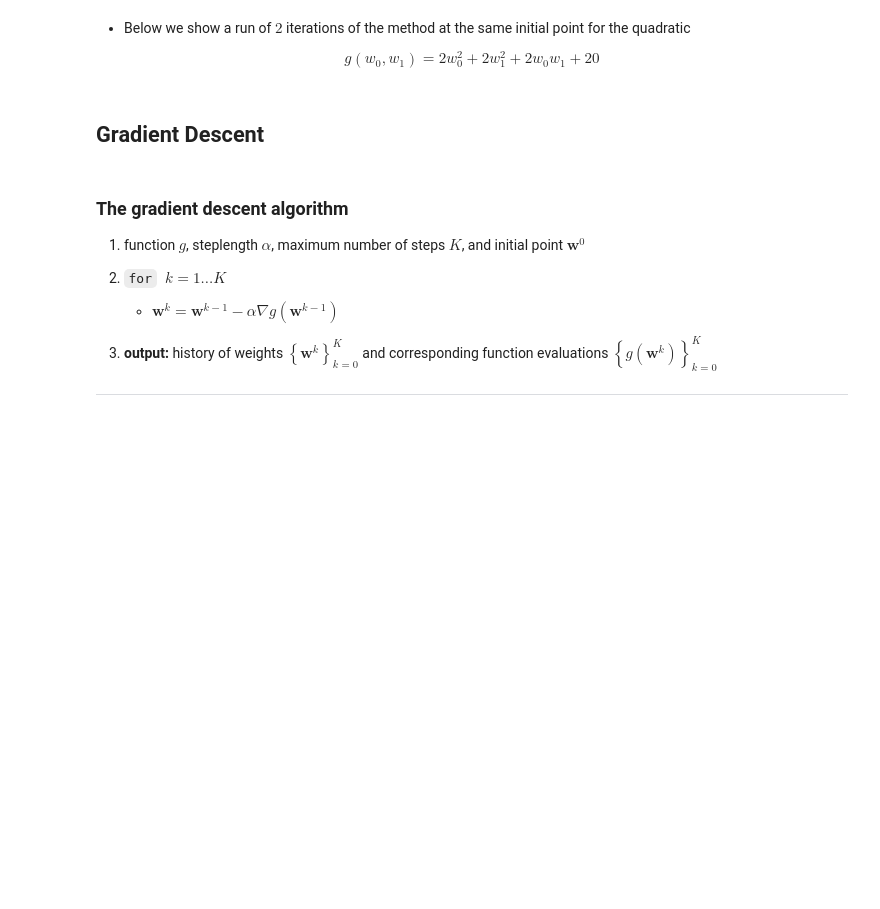
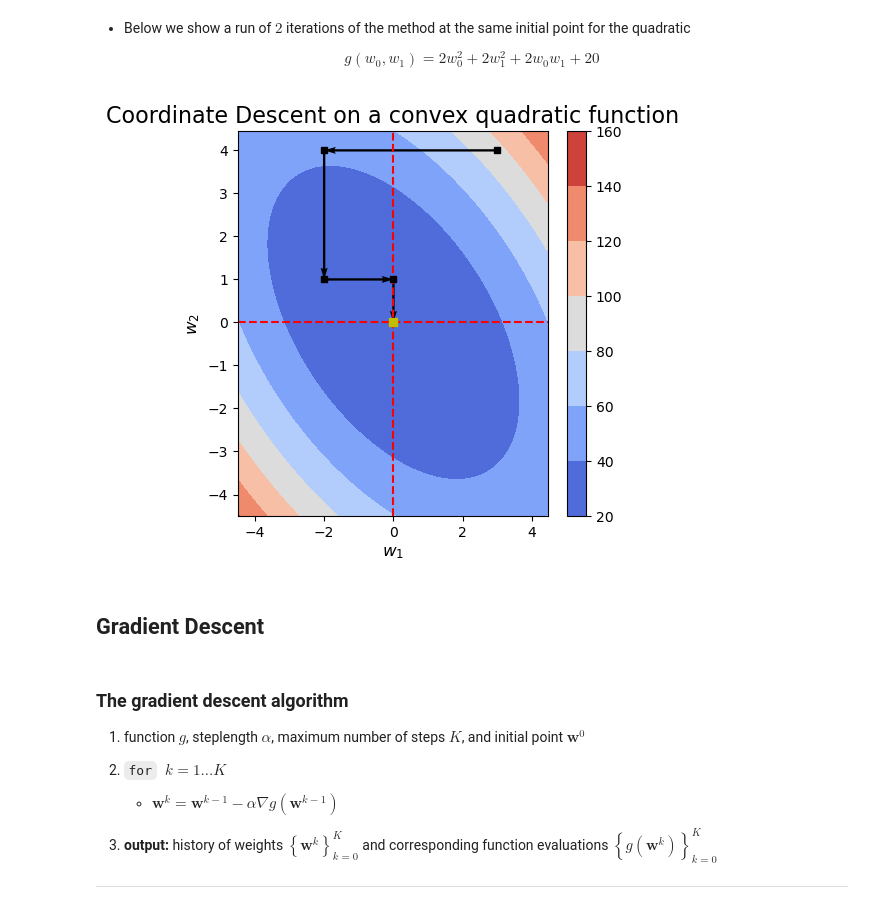
Before and after one commit to keithchugg/ee499_ml_spring23, a Jupyter notebook: 4_mathematicalOptimization.ipynb, the cells around one changed output. Drawn from its saved outputs; the diff is of its cells as text; code cells hidden in the pictures; blank space fills up the shorter version.

```diff
--- a/4_mathematicalOptimization.ipynb
+++ b/4_mathematicalOptimization.ipynb
@@ -523,10 +605,10 @@ def coordinate_descent_zero_order(g,alpha_choice,max_its,w):
     weight_history = []         # container for weight history
     cost_history = []           # container for corresponding cost function history
     alpha = 0
-    for k in range(1,max_its+1):
+    for k in range(1, max_its + 1):
         # check if diminishing steplength rule used
         if alpha_choice == 'diminishing':
-            alpha = 1/float(k)
+            alpha = 1 / k
         else:
             alpha = alpha_choice
 
@@ -538,7 +620,7 @@ def coordinate_descent_zero_order(g,alpha_choice,max_its,w):
 
         # loop over each coordinate direction
         for n in range(N):
-            direction = np.zeros((N,1)).flatten()
+            direction = np.zeros((N, 1)).flatten()
             direction[c[n]] = 1
 
             # record weights and cost evaluation
@@ -546,15 +628,15 @@ def coordinate_descent_zero_order(g,alpha_choice,max_its,w):
             cost_history.append(cost)
 
             # evaluate all candidates
-            evals =  [g(w + alpha*direction)]
-            evals.append(g(w - alpha*direction))
+            evals =  [g(w + alpha * direction)]
+            evals.append(g(w - alpha * direction))
             evals = np.array(evals)
 
             # if we find a real descent direction take the step in its direction
             ind = np.argmin(evals)
             if evals[ind] < cost_history[-1]:
                 # take step
-                w = w + ((-1)**(ind))*alpha*direction
+                w = w + ((-1) ** (ind)) *alpha * direction
                 cost = evals[ind]
 
     # record weights and cost evaluation
@@ -644,7 +740,7 @@ plot_contours(g, weight_history, view=[20,50], flag3D = False, title = 'Coordina
 # %% [markdown]
 ## Coordinate Descent and The First order Optimality Condition
 # %%
-def coordinate_descent_for_quadratic(g,w,max_its,a,b,C):
+def coordinate_descent_for_quadratic(g, w, max_its, a, b, C):
     '''
     Coordinate descent wrapper for general quadratic function. Here
 
@@ -662,7 +758,7 @@ def coordinate_descent_for_quadratic(g,w,max_its,a,b,C):
     for k in range(max_its):
         # inner loop - each is a single variable update
         for n in range(N):
-            w[n] = -(np.dot(C[n,:],w) - C[n,n]*w[n] + 0.5*b[n])/float(C[n,n])
+            w[n] = -(np.dot(C[n,:], w) - C[n,n] * w[n] + 0.5 * b[n]) /  C[n,n]
 
             # record weights and cost value at each step
             weight_history.append(copy.deepcopy(w))
@@ -705,21 +803,23 @@ g(w_0,w_1) = 2w_0^2 + 2w_1^2 + 2w_0w_1 + 20
 # %%
 # This code cell will not be shown in the HTML version of this notebook
 # define constants for a N=2 input quadratic
 a = 20
 b = np.zeros((2,1))
 C = np.array([[2,1],[1,2]])
 
 # a quadratic function defined using the constants above
-g = lambda w: (a + np.dot(b.T,w) + np.dot(np.dot(w.T,C),w))[0]
+g = lambda w: (a + np.dot(b.T, w) + np.dot(np.dot(w.T, C), w))[0]
 
 # initialization
-w = np.array([3,4])
+w = np.asarray([3,4])
 
 # run your alternating descent code
 max_its = 2
 weight_history,cost_history = coordinate_descent_for_quadratic(g,w,max_its,a,b,C)
 
 plot_contours(g, weight_history, view=[20,50], flag3D = False, title = 'Coordinate Descent on a convex quadratic function')
+# %% [output]
+[figure, added]
 # %% [markdown]
 ## Gradient Descent
 # %% [markdown]
```
Also changed, not shown: parts of 29 cells of this notebook, 1 other file.
